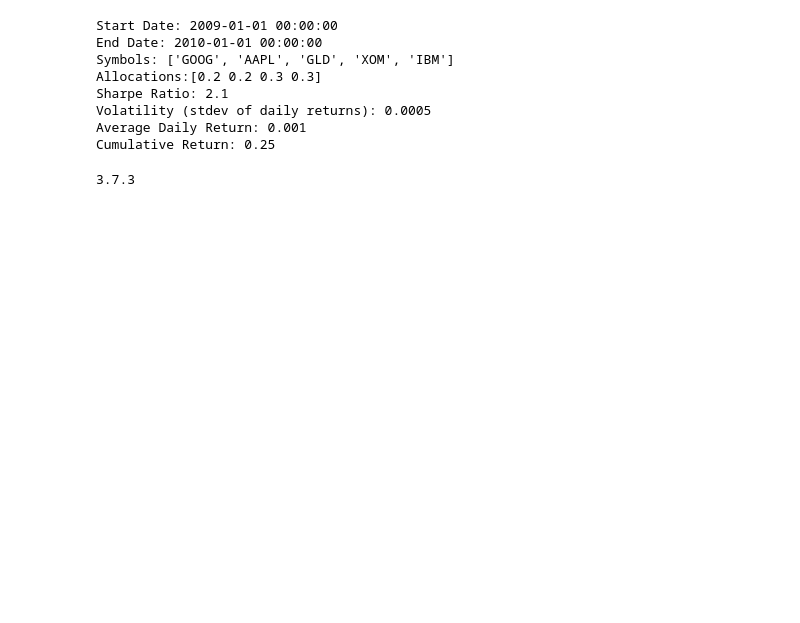
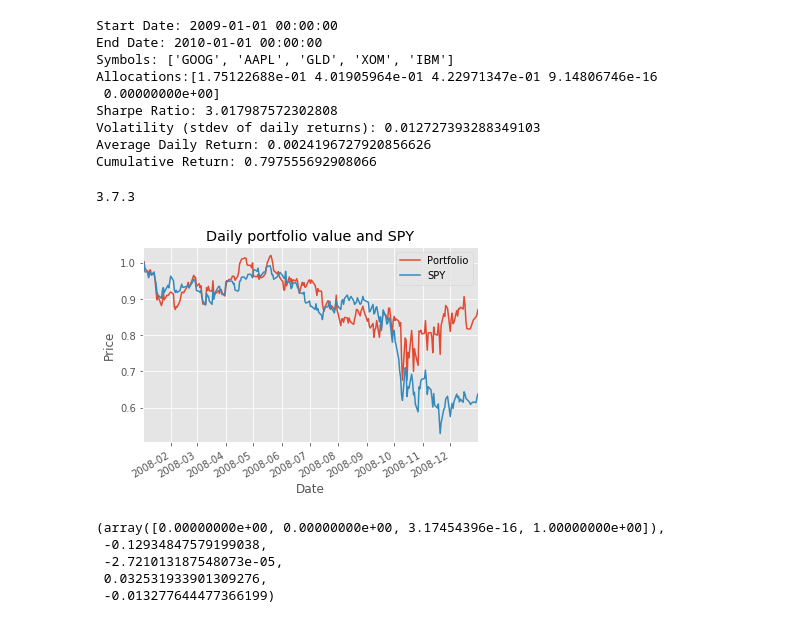
Before and after one commit to Neil621/Portfolio_Optimisation, a Jupyter notebook: Optimise_Portfolio.ipynb, the cells around one changed output. Saved outputs shown, nothing was run; the diff lists cells and outputs as text; code cells hidden in the pictures; blank space fills up the shorter version.

Commit message:
update charts

```diff
--- a/Optimise_Portfolio.ipynb
+++ b/Optimise_Portfolio.ipynb
@@ -34,7 +34,7 @@ import datetime as dt
 from util import get_data, plot_data
 
 
-import datetime as dt
+
 #import matplotlib
 #matplotlib.use('Agg')
 #import matplotlib.pyplot as plt
@@ -57,7 +57,7 @@ plt.style.use("ggplot")
 
 #optimising according to sharpe ratio
 
-plt.style.use("ggplot")
+
 
 
 def portfolio_values(prices, allocs):
@@ -108,7 +108,7 @@ def optimize_portfolio(sd=dt.datetime(2008,1,1), ed=dt.datetime(2009,1,1), \
     #allocs = np.asarray([0.2, 0.2, 0.3, 0.3]) # add code here to find the allocations
 
     x0 = np.asarray([1. / len(syms)] * len(syms))
-    bounds = tuple((0.0, 1.0) for _ in xrange(len(syms)))
+    bounds = tuple((0.0, 1.0) for _ in range(len(syms)))
     constraints = ({'type': 'eq', 'fun': lambda allocs: 1.0 - np.sum(allocs)})
     sol = minimize(minus_f, x0, prices, bounds=bounds, constraints=constraints)
     allocs = sol["x"]
@@ -119,6 +119,8 @@ def optimize_portfolio(sd=dt.datetime(2008,1,1), ed=dt.datetime(2009,1,1), \
 
 
 
+
+    port_val = portfolio_values(prices, allocs)
 
     cr, adr, sddr, sr = [
         cumulative_return(port_val),
@@ -131,18 +133,34 @@ def optimize_portfolio(sd=dt.datetime(2008,1,1), ed=dt.datetime(2009,1,1), \
 
     # Get daily portfolio value
     #port_val = prices_SPY # add code here to compute daily portfolio values
-    port_val = portfolio_values(prices, allocs)
 
+
+    #adjust the prices
+    norm_prices_SPY = prices_SPY / prices_SPY[0]
 
 
 
     # Compare daily portfolio value with SPY using a normalized plot
     if gen_plot:
         # add code to plot here
-        df_temp = pd.concat([port_val, prices_SPY], keys=['Portfolio', 'SPY'], axis=1)
-        pass
+        #df_temp = pd.concat([port_val, prices_SPY], keys=['Portfolio', 'SPY'], axis=1)
+        #pass
+        df_temp = pd.concat([port_val, norm_prices_SPY], keys=['Portfolio', 'SPY'], axis=1)
+        #plt.subplots()
+        df_temp.plot(title="Daily portfolio value and SPY")
+        plt.xlabel('Date')
+        plt.ylabel('Price')
+        plt.savefig("figure.png")
+        plt.show()
+
+
+
+
 
     return allocs, cr, adr, sddr, sr
+
+
+
 
 def test_code():
     # This function WILL NOT be called by the auto grader
@@ -180,13 +198,24 @@ if __name__ == "__main__":
 Start Date: 2009-01-01 00:00:00
 End Date: 2010-01-01 00:00:00
 Symbols: ['GOOG', 'AAPL', 'GLD', 'XOM', 'IBM']
-Allocations:[0.2 0.2 0.3 0.3]
-Sharpe Ratio: 2.1
-Volatility (stdev of daily returns): 0.0005
-Average Daily Return: 0.001
-Cumulative Return: 0.25
+Allocations:[1.75122688e-01 4.01905964e-01 4.22971347e-01 9.14806746e-16
+ 0.00000000e+00]
+Sharpe Ratio: 3.017987572302808
+Volatility (stdev of daily returns): 0.012727393288349103
+Average Daily Return: 0.0024196727920856626
+Cumulative Return: 0.797555692908066
 # %%
 from platform import python_version
 print(python_version())
 # %% [output]
 3.7.3
+# %%
+optimize_portfolio(sd=dt.datetime(2008,1,1), ed=dt.datetime(2009,1,1), \
+    syms=['GOOG','AAPL','GLD','XOM'], gen_plot=True)
+# %% [output]
+[figure, added]
+(array([0.00000000e+00, 0.00000000e+00, 3.17454396e-16, 1.00000000e+00]),
+ -0.12934847579199038,
+ -2.721013187548073e-05,
+ 0.032531933901309276,
+ -0.013277644477366199)
```
